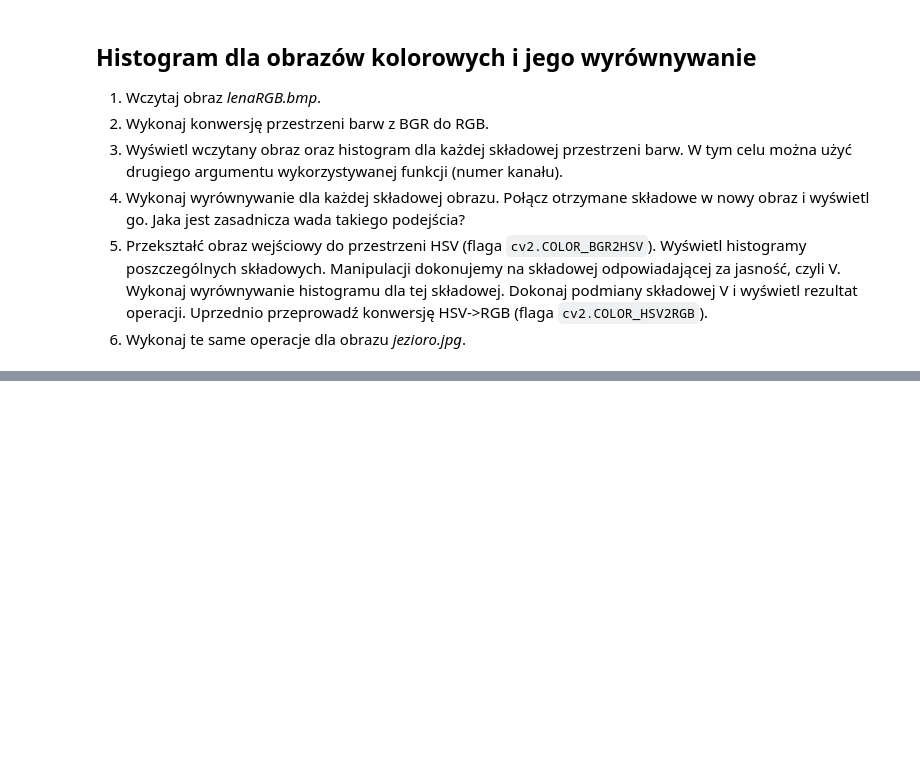
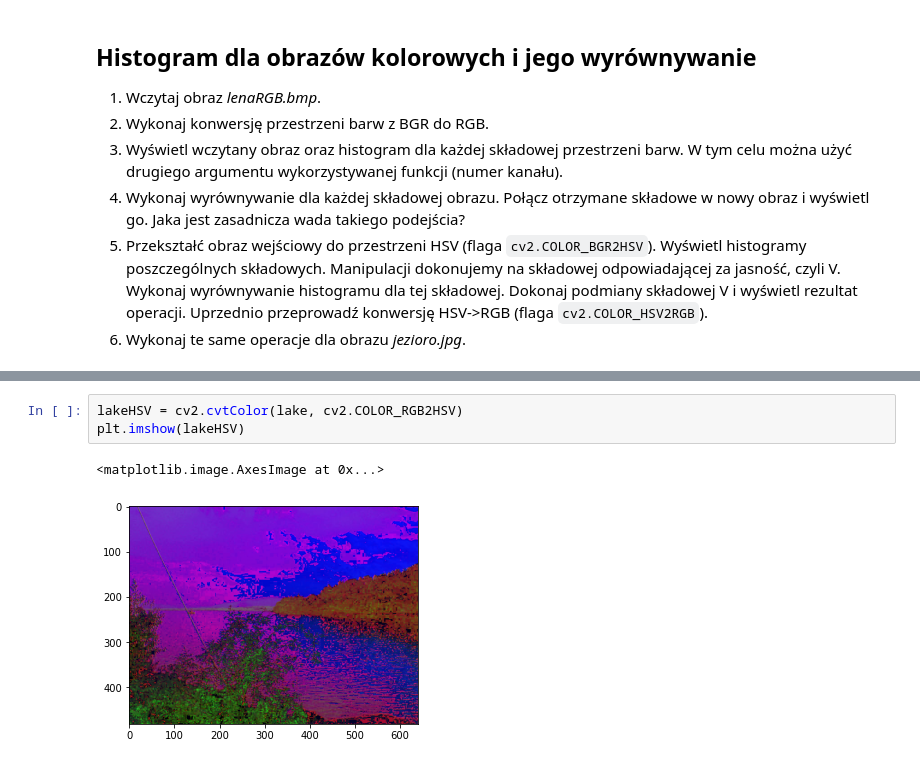
Before and after one commit to RysiekPrecikowski/WDCPO, a Jupyter notebook: lab3.ipynb, the cells around one changed output, grey strips where cells are left out. Cells and saved outputs as stored; diff of their text form; blank space fills up the shorter version.

```diff
--- a/lab3.ipynb
+++ b/lab3.ipynb
@@ -295,0 +391,6 @@ if not os.path.exists("jezioro.jpg") :
+# %%
+lakeHSV = cv2.cvtColor(lake, cv2.COLOR_RGB2HSV)
+plt.imshow(lakeHSV)
+# %% [output]
+<matplotlib.image.AxesImage at 0x...>
+[figure, added]
```
Also changed, not shown: parts of 22 cells of this notebook.
